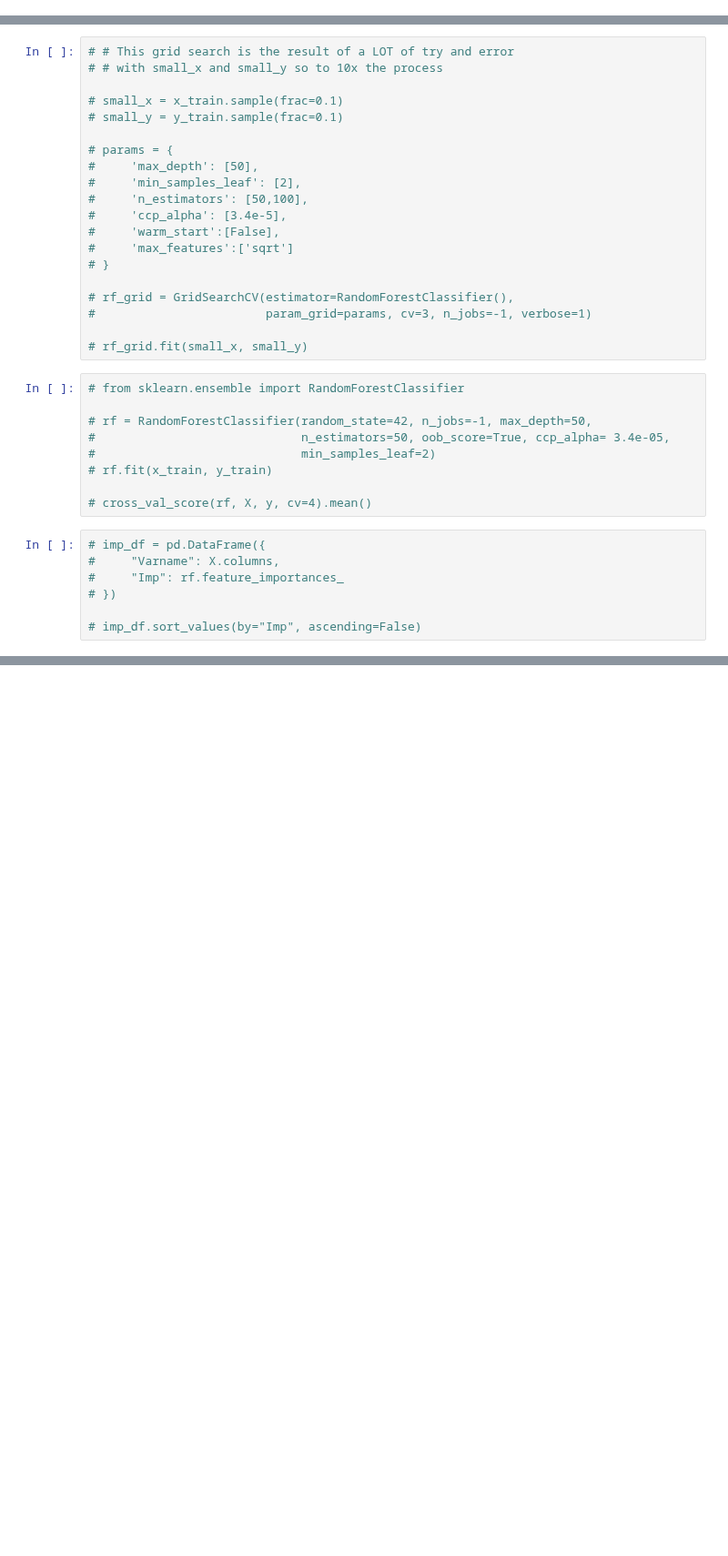
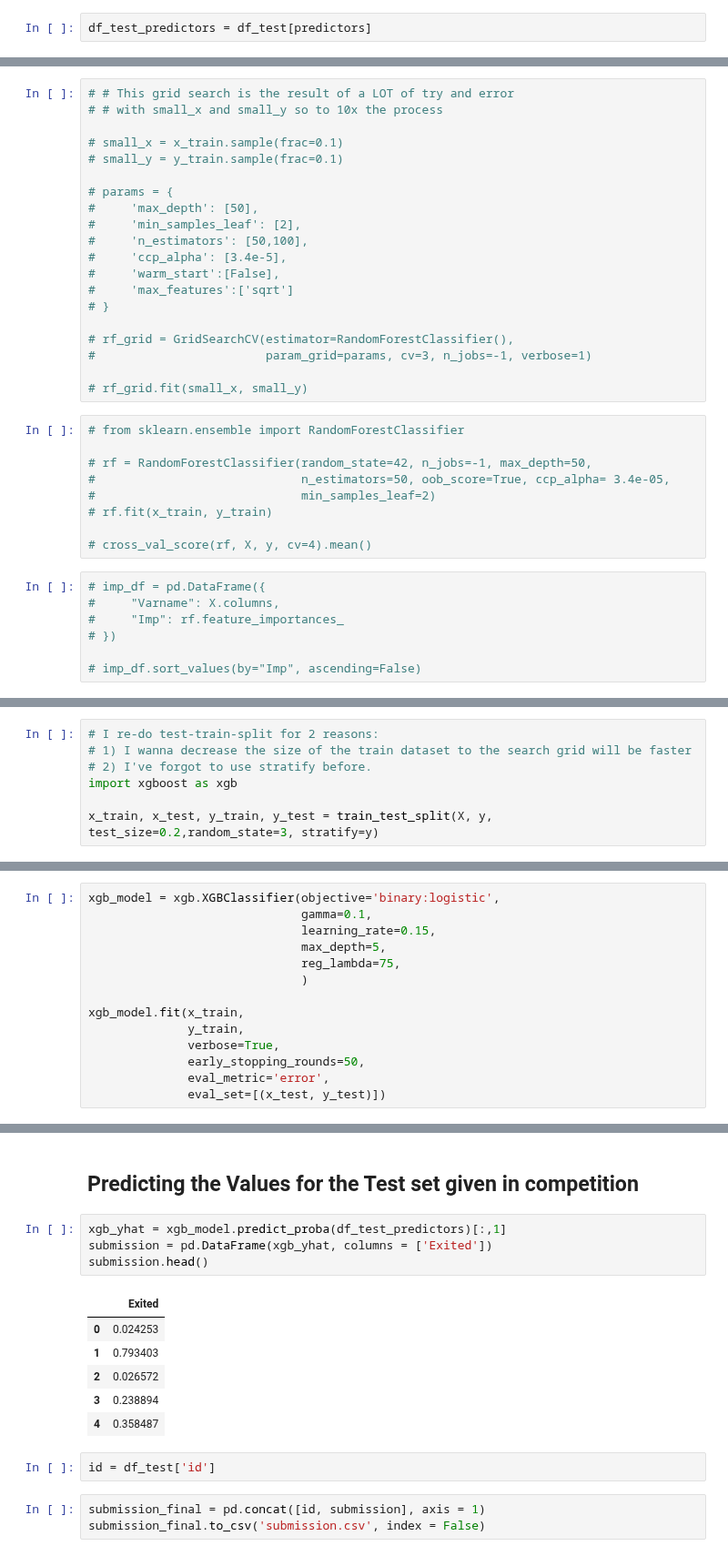
Before and after one commit to S3tuit/jup_lab, a Jupyter notebook: bank_churn_rate.ipynb, the cells around one changed output, grey strips where cells are left out. Shown at 91% size. Saved outputs shown, nothing was run; the diff lists cells and outputs as text; blank space fills up the shorter version.

Commit message:
kaggle competition 0.8852

```diff
--- a/bank_churn_rate.ipynb
+++ b/bank_churn_rate.ipynb
@@ -225,6 +205,8 @@ predictors
  'France',
  'Germany',
  'Spain']
+# %%
+df_test_predictors = df_test[predictors]
 # %%
 X = df[predictors]
 y = df['Exited']
@@ -390,0 +373,7 @@ x_train, x_test, y_train, y_test = train_test_split(X, y,
+# %%
+# I re-do test-train-split for 2 reasons:
+# 1) I wanna decrease the size of the train dataset to the search grid will be faster
+# 2) I've forgot to use stratify before.
+import xgboost as xgb
+
+x_train, x_test, y_train, y_test = train_test_split(X, y, test_size=0.2,random_state=3, stratify=y)
@@ -390,0 +433,14 @@ x_train, x_test, y_train, y_test = train_test_split(X, y,
+# %%
+xgb_model = xgb.XGBClassifier(objective='binary:logistic',
+                              gamma=0.1,
+                              learning_rate=0.15,
+                              max_depth=5,
+                              reg_lambda=75,
+                              )
+
+xgb_model.fit(x_train,
+              y_train,
+              verbose=True,
+              early_stopping_rounds=50,
+              eval_metric='error',
+              eval_set=[(x_test, y_test)])
@@ -390,0 +495,18 @@ x_train, x_test, y_train, y_test = train_test_split(X, y,
+# %% [markdown]
+## Predicting the Values for the Test set given in competition
+# %%
+xgb_yhat = xgb_model.predict_proba(df_test_predictors)[:,1]
+submission = pd.DataFrame(xgb_yhat, columns = ['Exited'])
+submission.head()
+# %% [output]
+|  | Exited |
+| 0 | 0.024253 |
+| 1 | 0.793403 |
+| 2 | 0.026572 |
+| 3 | 0.238894 |
+| 4 | 0.358487 |
+# %%
+id = df_test['id']
+# %%
+submission_final = pd.concat([id, submission], axis = 1)
+submission_final.to_csv('submission.csv', index = False)
```
Also changed, not shown: parts of 7 cells of this notebook, 1 other file.
